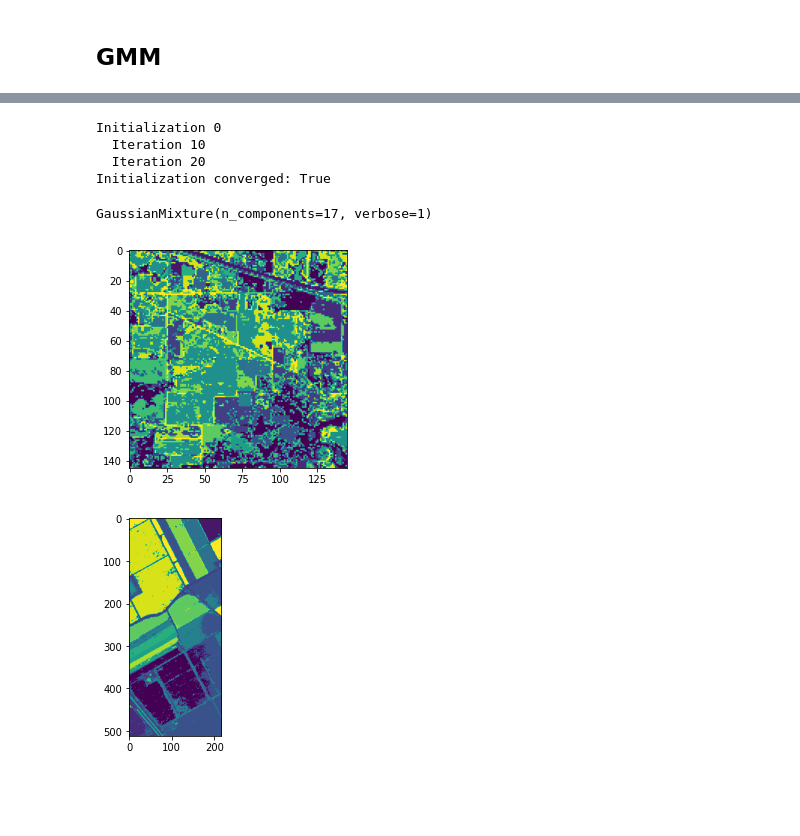
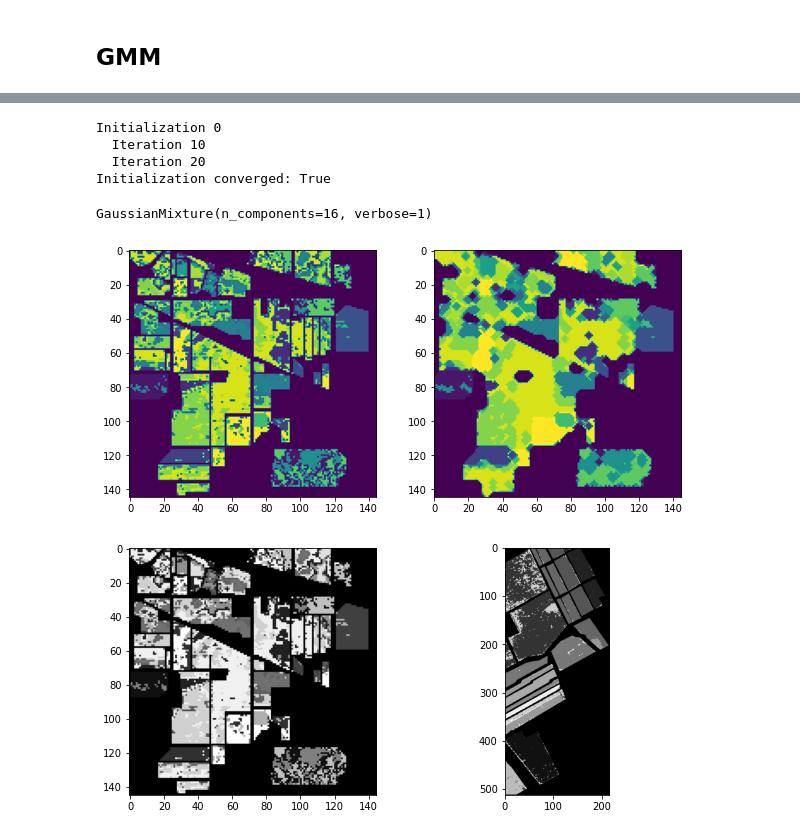
Before and after one commit to SabineHU/projet-IML, a Jupyter notebook: src/GMM.ipynb, the cells around one changed output, grey strips where cells are left out. Drawn from its saved outputs; the diff is of its cells as text; code cells hidden in the pictures; blank space fills up the shorter version.

```diff
--- a/src/GMM.ipynb
+++ b/src/GMM.ipynb
@@ -76,8 +74,8 @@ Salinas reduced data shape: (111104, 6)
 # %% [markdown]
 ## GMM
 # %%
-n_cluster_indiana = len(np.unique(indiana_labels))
-n_cluster_salinas = len(np.unique(salinas_labels))
+n_cluster_indiana = len(np.unique(indiana_labels)) - 1
+n_cluster_salinas = len(np.unique(salinas_labels)) - 1
 # %%
 print("Number of labels Indiana: {}".format(n_cluster_indiana))
 print("Number of labels Salinas: {}".format(n_cluster_salinas))
@@ -101,18 +99,22 @@ Initialization 0
   Iteration 10
   Iteration 20
 Initialization converged: True
-GaussianMixture(n_components=17, verbose=1)
+GaussianMixture(n_components=16, verbose=1)
 # %%
 indiana_preds = indiana_model.predict(X_indiana_reduced)
 salinas_preds = salinas_model.predict(X_salinas_reduced)
 # %%
 indiana_preds = indiana_preds.reshape((indiana_img.shape[0], indiana_img.shape[1]))
 salinas_preds = salinas_preds.reshape((salinas_img.shape[0], salinas_img.shape[1]))
-# %%
-plt.imshow(indiana_preds)
-plt.show()
-plt.imshow(salinas_preds)
-plt.show()
-# %% [output]
-[figure, removed]
-[figure, removed]
+# %%
+final_indiana_preds = remove_unclassified(indiana_preds, indiana_labels)
+final_salinas_preds = remove_unclassified(salinas_preds, salinas_labels)
+# %%
+p = closing(final_indiana_preds, disk(2))
+plot_two_figures(final_indiana_preds, p, '', '')
+# %% [output]
+[figure, added]
+# %%
+plot_two_figures(final_indiana_preds, final_salinas_preds, '', '', cmap='gray')
+# %% [output]
+[figure, added]
```
Also changed, not shown: parts of 7 cells of this notebook, 3 other files.
